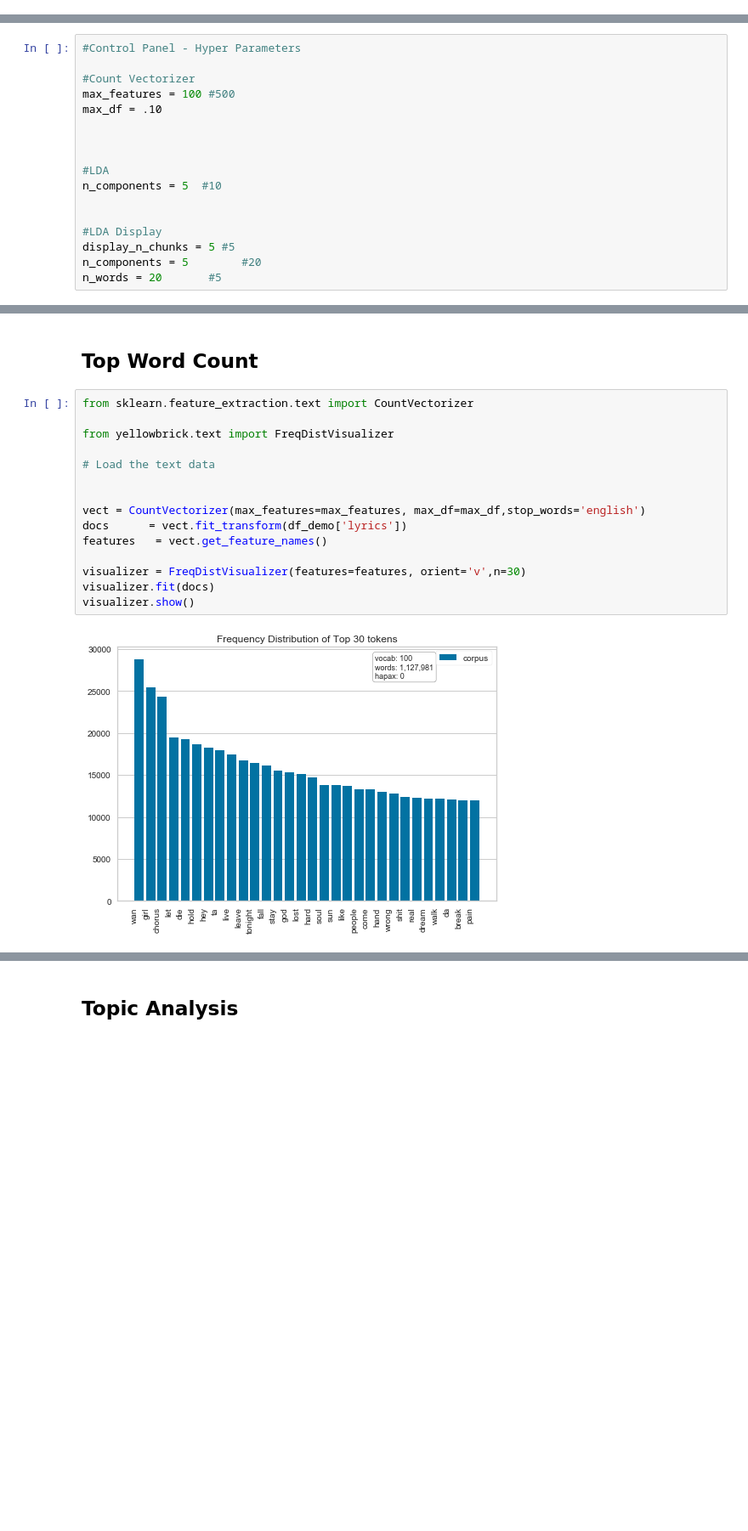
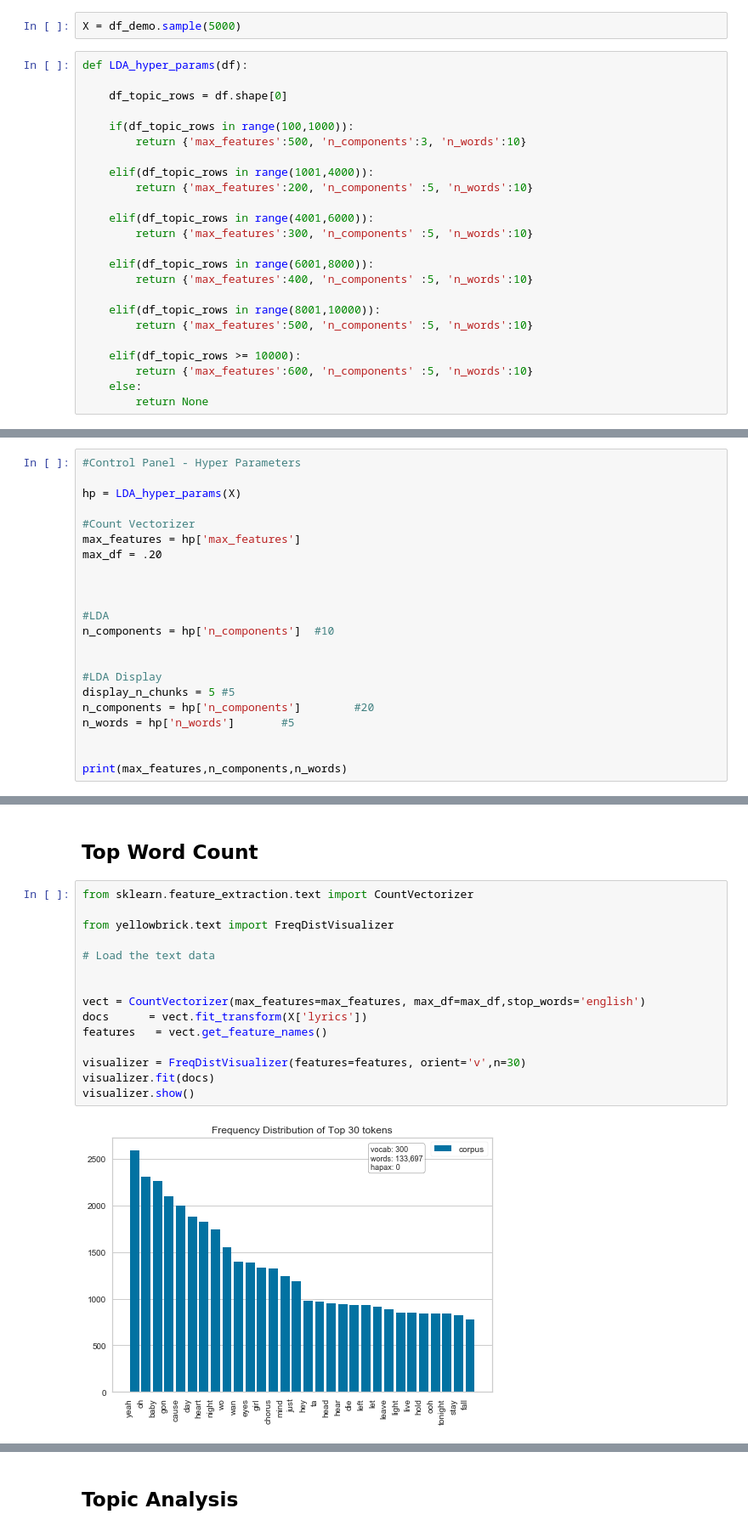
Before and after one commit to georgetown-analytics/Spotify, a Jupyter notebook: 5_Machine_Learning/Create_SSP.ipynb, the cells around one changed output, grey strips where cells are left out. Shown at 85% size. Cells and saved outputs as stored; diff of their text form; blank space fills up the shorter version.

Commit message:
LDA Topic Analysis

```diff
--- a/5_Machine_Learning/Create_SSP.ipynb
+++ b/5_Machine_Learning/Create_SSP.ipynb
@@ -23,0 +21,26 @@ df_demo.sample()
+# %%
+X = df_demo.sample(5000)
+# %%
+def LDA_hyper_params(df):
+
+    df_topic_rows = df.shape[0]
+
+    if(df_topic_rows in range(100,1000)):
+        return {'max_features':500, 'n_components':3, 'n_words':10}
+
+    elif(df_topic_rows in range(1001,4000)):
+        return {'max_features':200, 'n_components' :5, 'n_words':10}
+
+    elif(df_topic_rows in range(4001,6000)):
+        return {'max_features':300, 'n_components' :5, 'n_words':10}
+
+    elif(df_topic_rows in range(6001,8000)):
+        return {'max_features':400, 'n_components' :5, 'n_words':10}
+
+    elif(df_topic_rows in range(8001,10000)):
+        return {'max_features':500, 'n_components' :5, 'n_words':10}
+
+    elif(df_topic_rows >= 10000):
+        return {'max_features':600, 'n_components' :5, 'n_words':10}
+    else:
+        return None
@@ -24,17 +49,22 @@ df_demo.sample()
 # %%
 #Control Panel - Hyper Parameters
 
+hp = LDA_hyper_params(X)
+
 #Count Vectorizer
-max_features = 100 #500
-max_df = .10
+max_features = hp['max_features']
+max_df = .20
 
 
 
 #LDA
-n_components = 5  #10
+n_components = hp['n_components']  #10
 
 
 #LDA Display
 display_n_chunks = 5 #5
-n_components = 5        #20
-n_words = 20       #5
+n_components = hp['n_components']        #20
+n_words = hp['n_words']       #5
+
+
+print(max_features,n_components,n_words)
@@ -43,20 +75,20 @@ n_words = 20       #5
 # %%
 from sklearn.feature_extraction.text import CountVectorizer
 
 from yellowbrick.text import FreqDistVisualizer
 
 # Load the text data
 
 
 vect = CountVectorizer(max_features=max_features, max_df=max_df,stop_words='english')
-docs      = vect.fit_transform(df_demo['lyrics'])
+docs      = vect.fit_transform(X['lyrics'])
 features   = vect.get_feature_names()
 
 visualizer = FreqDistVisualizer(features=features, orient='v',n=30)
 visualizer.fit(docs)
 visualizer.show()
 # %% [output]
-[figure, old version]
+[figure, new version]
 <matplotlib.axes._subplots.AxesSubplot at 0x...>
 # %% [markdown]
 ## Topic Analysis
```
Also changed, not shown: parts of 6 cells of this notebook.
